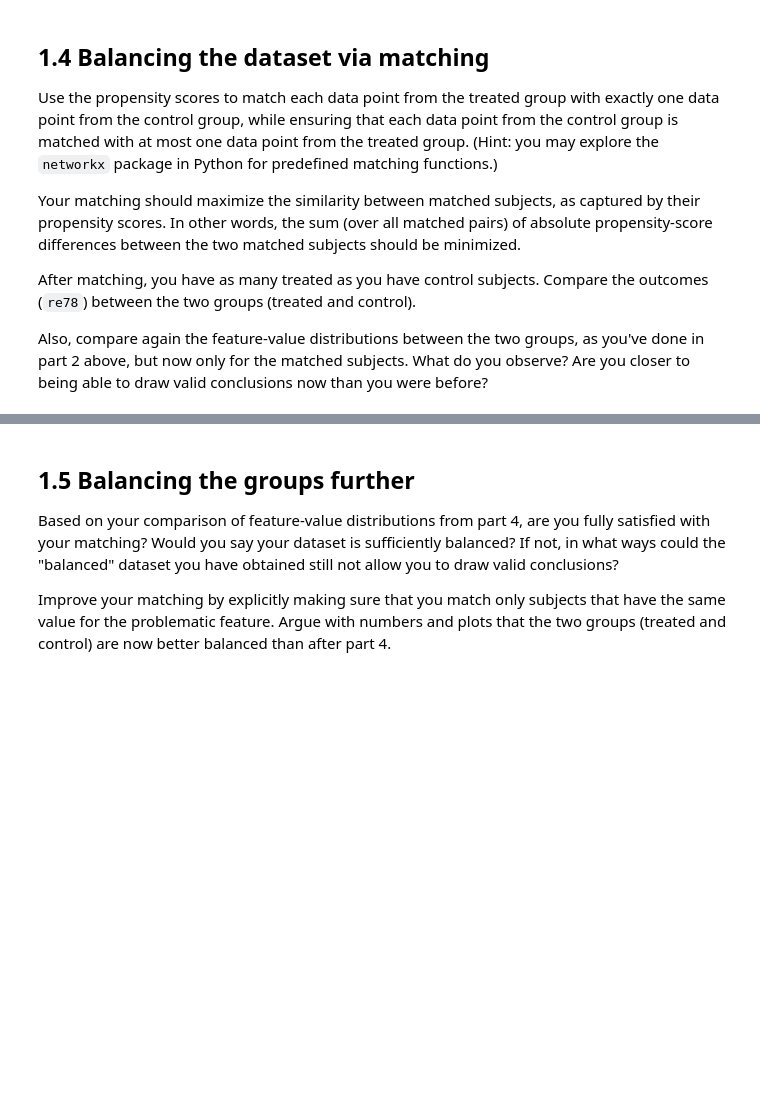
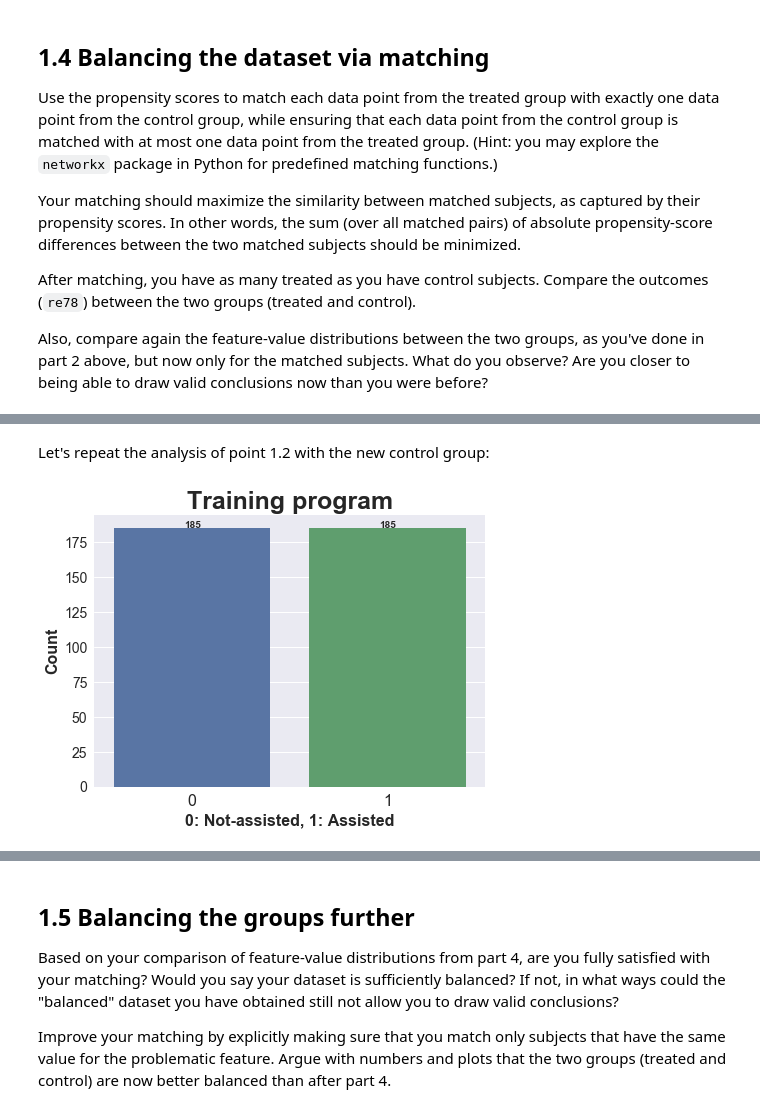
Before and after one commit to LucaZampieri/ADA_homework_LMX, a Jupyter notebook: 04 - Applied ML/Homework_04.ipynb, the cells around one changed output, grey strips where cells are left out. Cells and saved outputs as stored; diff of their text form; code cells hidden in the pictures; blank space fills up the shorter version.

```diff
--- a/04 - Applied ML/Homework_04.ipynb
+++ b/04 - Applied ML/Homework_04.ipynb
@@ -565,0 +640,13 @@ Are you closer to being able to draw valid conclusions now than you were before?
+# %% [markdown]
+Let's repeat the analysis of point 1.2 with the new control group:
+# %%
+# Visualize
+plt.figure(figsize=(7,5))
+ax = sns.barplot(x=new_df.treat.value_counts().index, y=new_df.treat.value_counts())
+plt.title("Training program", fontsize=25).set_weight('bold')
+tick_format(ax, 2)
+value_barplot_label(ax)
+ax.set_ylabel('Count', fontsize=16).set_weight('bold')
+ax.set_xlabel('0: Not-assisted, 1: Assisted', fontsize=16).set_weight('bold')
+# %% [output]
+[figure, added]
```
Also changed, not shown: parts of 48 cells of this notebook.
